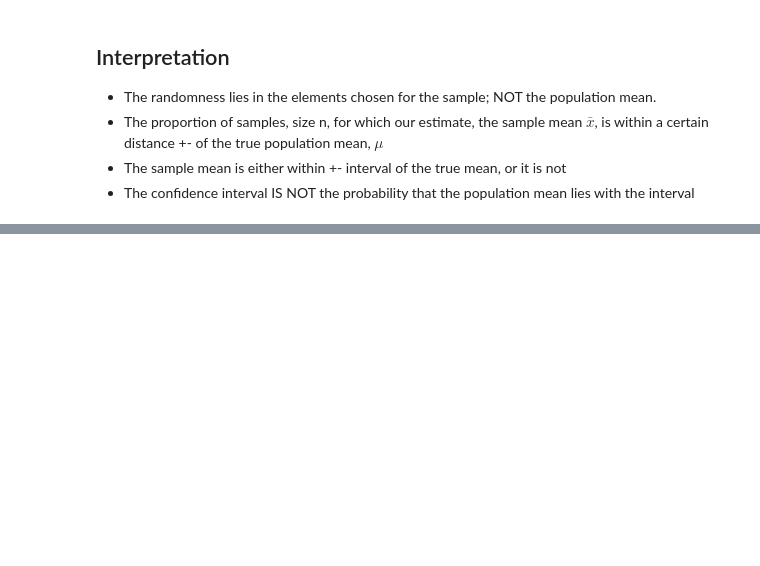
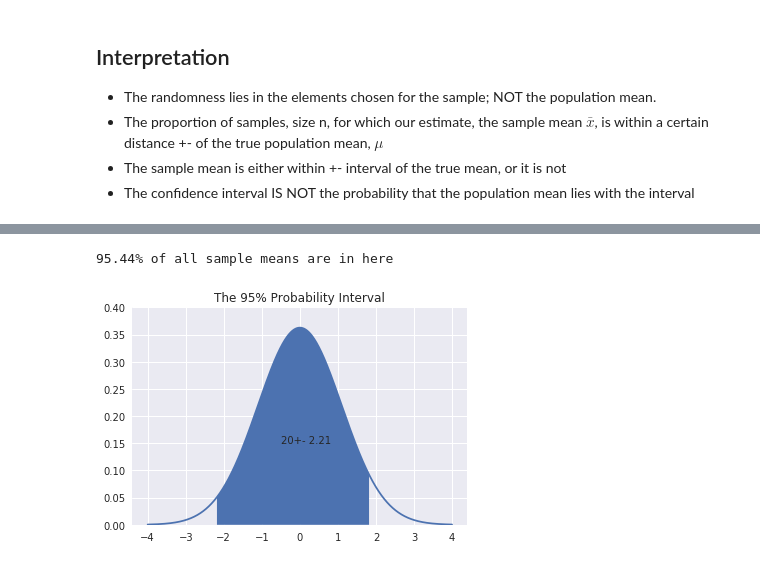
Before and after one commit to ateet101/tutorials, a Jupyter notebook: Statistics 101/9. Statistics 101 - Confidence Interval Estimation.ipynb, the cells around one changed output, grey strips where cells are left out. Cells and saved outputs as stored; diff of their text form; code cells hidden in the pictures; blank space fills up the shorter version.

```diff
--- a/Statistics 101/9. Statistics 101 - Confidence Interval Estimation.ipynb
+++ b/Statistics 101/9. Statistics 101 - Confidence Interval Estimation.ipynb
@@ -113,0 +324,17 @@ print('99.7% of all sample means are in here')
+# %%
+mu=0
+sigma= 1.1
+x = np.linspace(-4, 4, 5000)
+y = ss.norm.pdf(x, mu, sigma)
+between = np.where(np.round(x) == -2)[0][200]
+between1 = np.where(np.round(x) == 2)[0][200]
+fig, ax1 = plt.subplots(1, 1, sharex=True)
+ax1.plot(x,y)
+ax1.fill_between(x[between:between1], 0, y[between:between1])
+ax1.set_title('The 95% Probability Interval')
+ax1.set_ylim(0,.4)
+ax1.text(-.5,.15,'20+- 2.21')
+print('95.44% of all sample means are in here')
+# %% [output]
+95.44% of all sample means are in here
+[figure, added]
```
Also changed, not shown: parts of 28 cells of this notebook, 4 other files.
